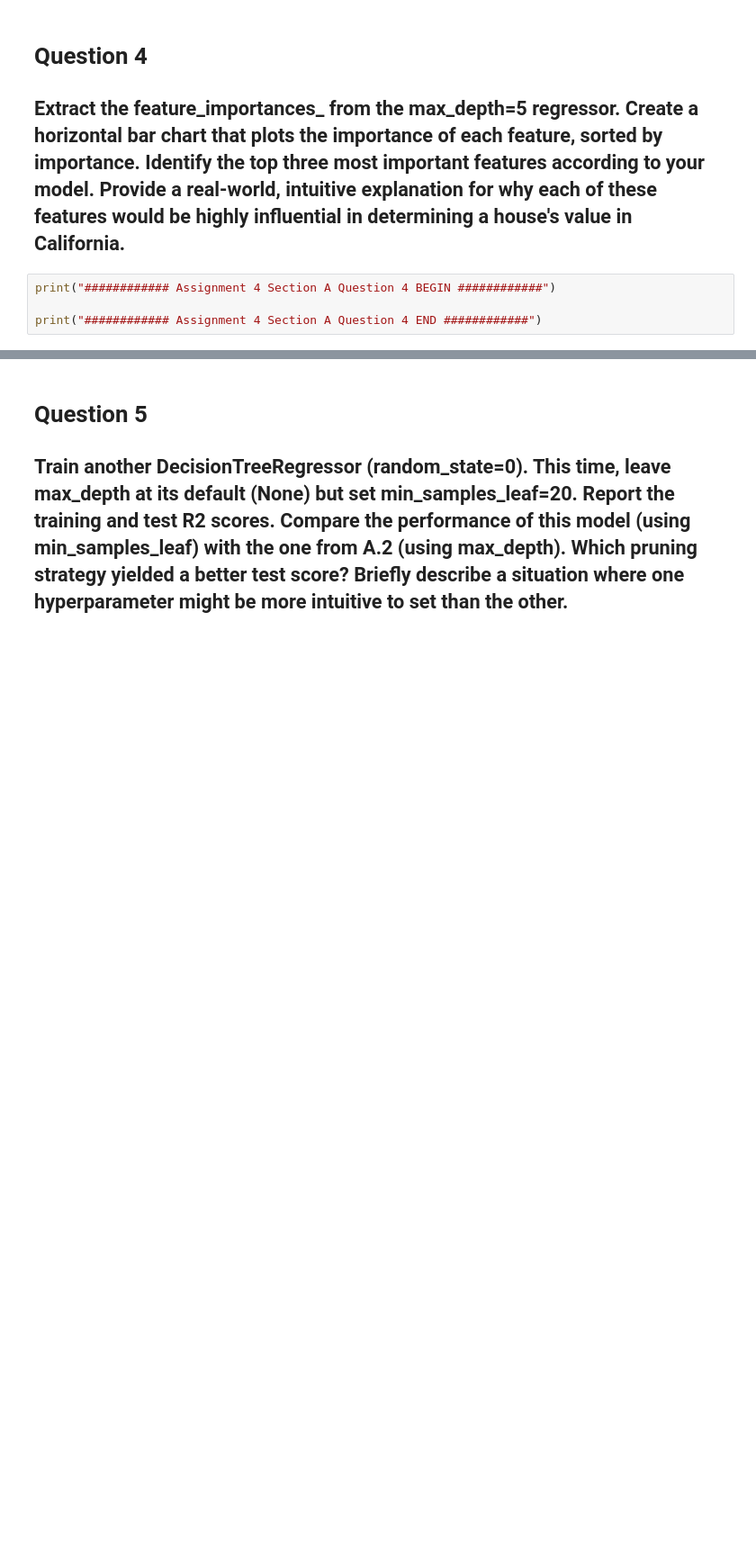
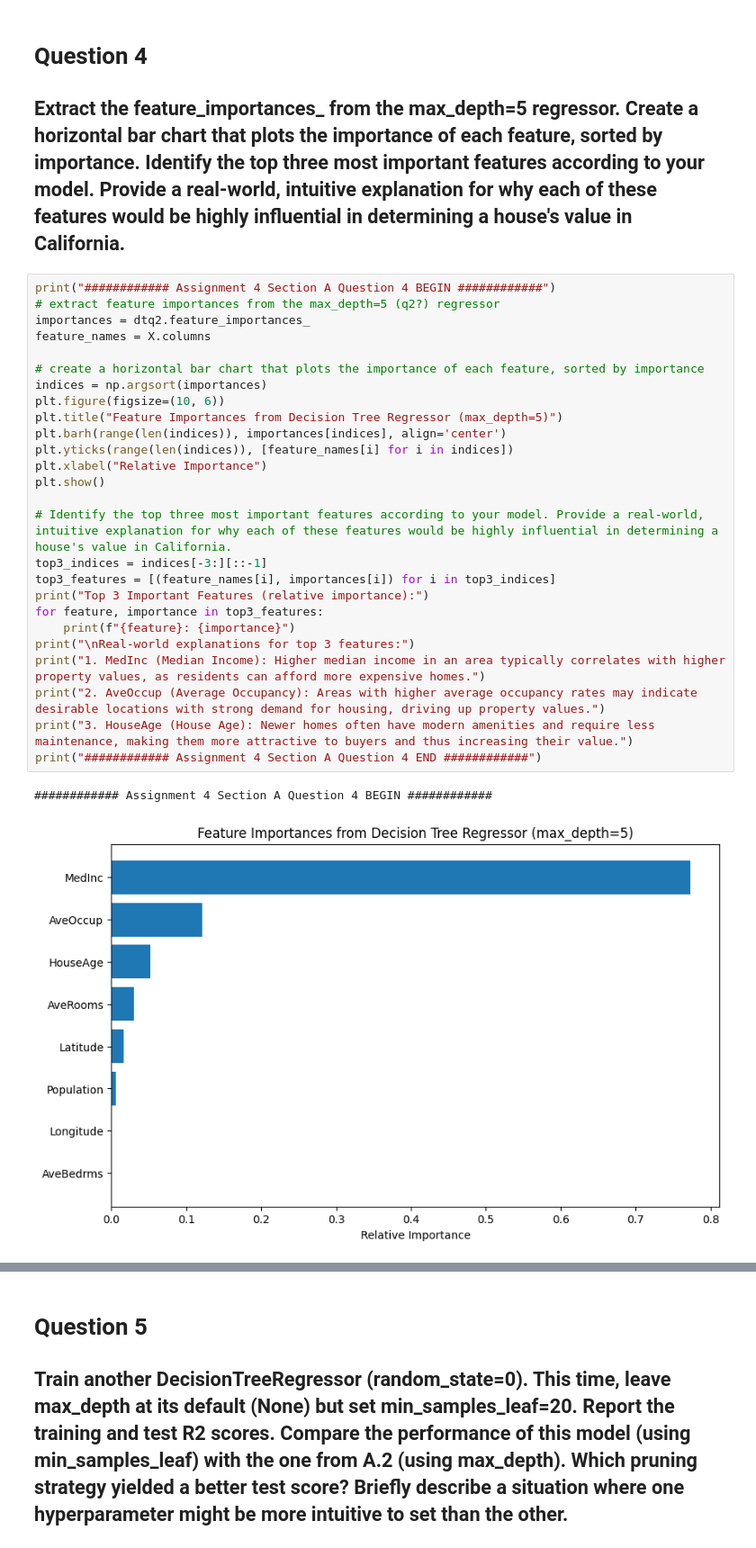
Before and after one commit to stin-j/OMIS-115-LAB, a Jupyter notebook: LAB-4/Lab 4.ipynb, the cells around one changed output, grey strips where cells are left out. Shown at 90% size. Cells and saved outputs as stored; diff of their text form; blank space fills up the shorter version.

```diff
--- a/LAB-4/Lab 4.ipynb
+++ b/LAB-4/Lab 4.ipynb
@@ -130,5 +165,30 @@ Reached leaf node: 30
 ## Extract the feature_importances_ from the max_depth=5 regressor. Create a horizontal bar chart that plots the importance of each feature, sorted by importance. Identify the top three most important features according to your model. Provide a real-world, intuitive explanation for why each of these features would be highly influential in determining a house's value in California.
 # %%
 print("############ Assignment 4 Section A Question 4 BEGIN ############")
+# extract feature importances from the max_depth=5 (q2?) regressor
+importances = dtq2.feature_importances_
+feature_names = X.columns
 
+# create a horizontal bar chart that plots the importance of each feature, sorted by importance
+indices = np.argsort(importances)
+plt.figure(figsize=(10, 6))
+plt.title("Feature Importances from Decision Tree Regressor (max_depth=5)")
+plt.barh(range(len(indices)), importances[indices], align='center')
+plt.yticks(range(len(indices)), [feature_names[i] for i in indices])
+plt.xlabel("Relative Importance")
+plt.show()
+
+# Identify the top three most important features according to your model. Provide a real-world, intuitive explanation for why each of these features would be highly influential in determining a house's value in California.
+top3_indices = indices[-3:][::-1]
+top3_features = [(feature_names[i], importances[i]) for i in top3_indices]
+print("Top 3 Important Features (relative importance):")
+for feature, importance in top3_features:
+    print(f"{feature}: {importance}")
+print("\nReal-world explanations for top 3 features:")
+print("1. MedInc (Median Income): Higher median income in an area typically correlates with higher property values, as residents can afford more expensive homes.")
+print("2. AveOccup (Average Occupancy): Areas with higher average occupancy rates may indicate desirable locations with strong demand for housing, driving up property values.")
+print("3. HouseAge (House Age): Newer homes often have modern amenities and require less maintenance, making them more attractive to buyers and thus increasing their value.")
 print("############ Assignment 4 Section A Question 4 END ############")
+# %% [output]
+############ Assignment 4 Section A Question 4 BEGIN ############
+[figure, added]
```
Also changed, not shown: parts of 14 cells of this notebook.
